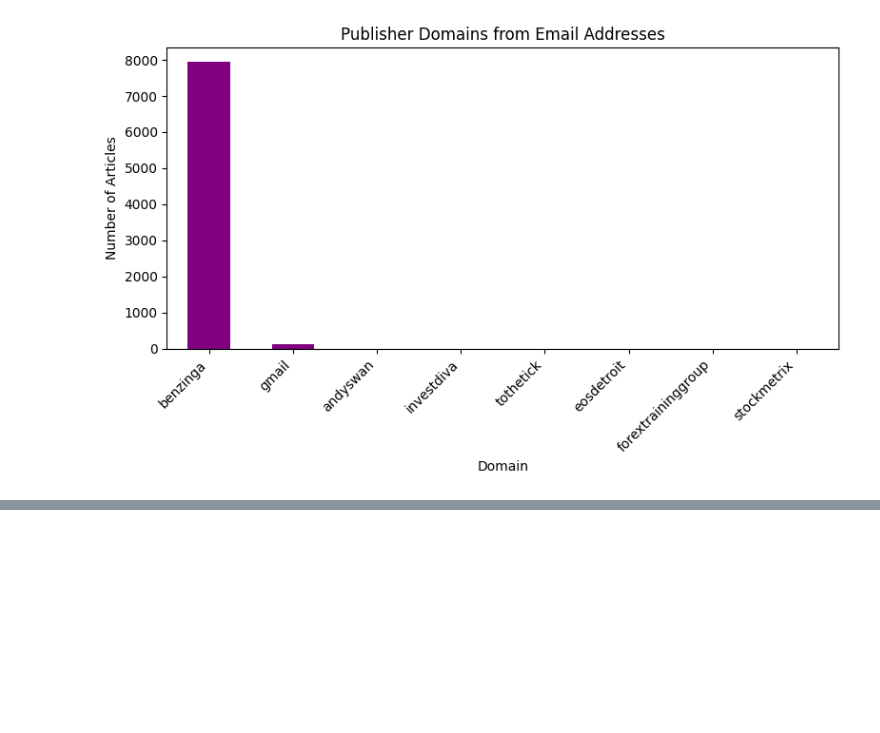
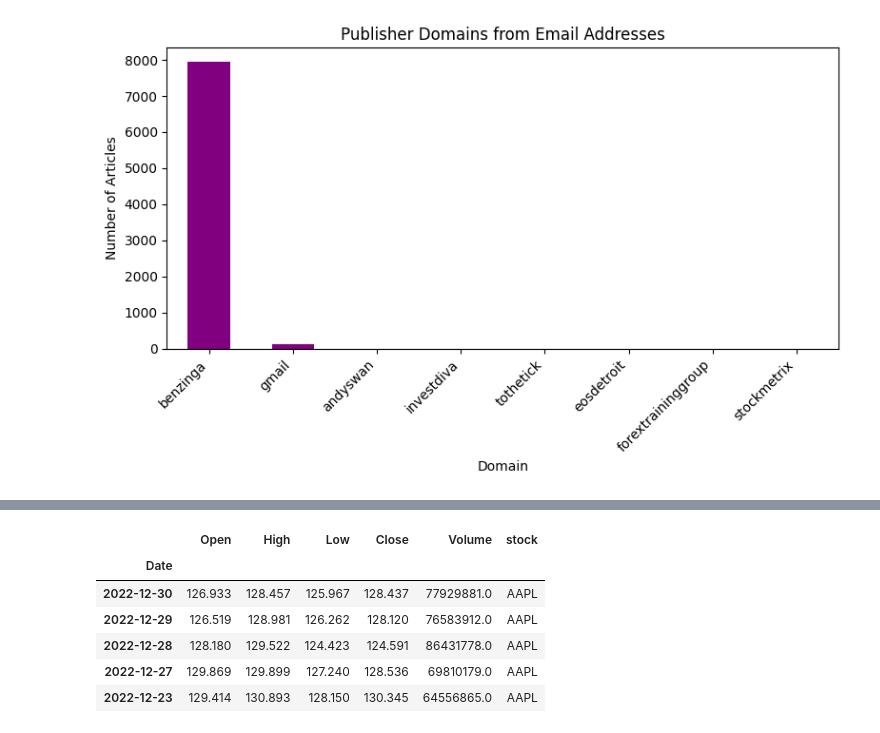
Before and after one commit to Naod-Mergiya/KAIM-week1, a Jupyter notebook: notebooks/EDA.ipynb, the cells around one changed output, grey strips where cells are left out. Cells and saved outputs as stored; diff of their text form; code cells hidden in the pictures; blank space fills up the shorter version.

```diff
--- a/notebooks/EDA.ipynb
+++ b/notebooks/EDA.ipynb
@@ -282,0 +339,19 @@ Name: count, dtype: int64
+# %%
+# extract multiple datasets  and concatenate in one dataset for analysis
+# List of stocks
+stocks = ['AAPL','AMZN','GOOG','META', 'MSFT', 'NVDA','TSLA']
+# Fetch historical data for list of stocks
+
+ # Fetch data for AAPL, GOOGL, and MSFT, etc
+df_stock = fetch_historical_data(stocks, start_date='2020-01-01', end_date='2023-01-01')
+
+# Explore the results
+df_stock.head()
+# %% [output]
+|  | Open | High | Low | Close | Volume | stock |
+| Date |  |  |  |  |  |  |
+| 2022-12-30 | 126.933 | 128.457 | 125.967 | 128.437 | 77929881.0 | AAPL |
+| 2022-12-29 | 126.519 | 128.981 | 126.262 | 128.120 | 76583912.0 | AAPL |
+| 2022-12-28 | 128.180 | 129.522 | 124.423 | 124.591 | 86431778.0 | AAPL |
+| 2022-12-27 | 129.869 | 129.899 | 127.240 | 128.536 | 69810179.0 | AAPL |
+| 2022-12-23 | 129.414 | 130.893 | 128.150 | 130.345 | 64556865.0 | AAPL |
```
Also changed, not shown: parts of 15 cells of this notebook, 5 other files.
